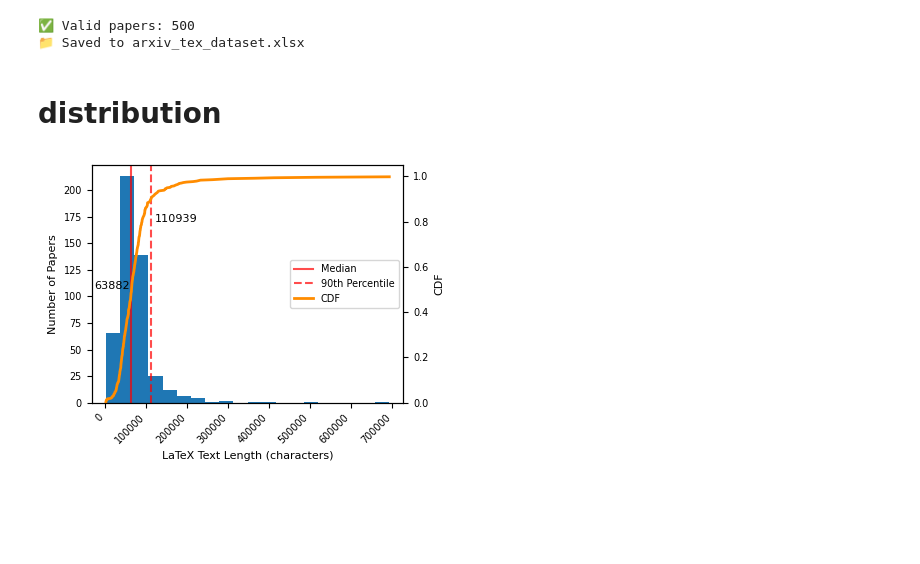
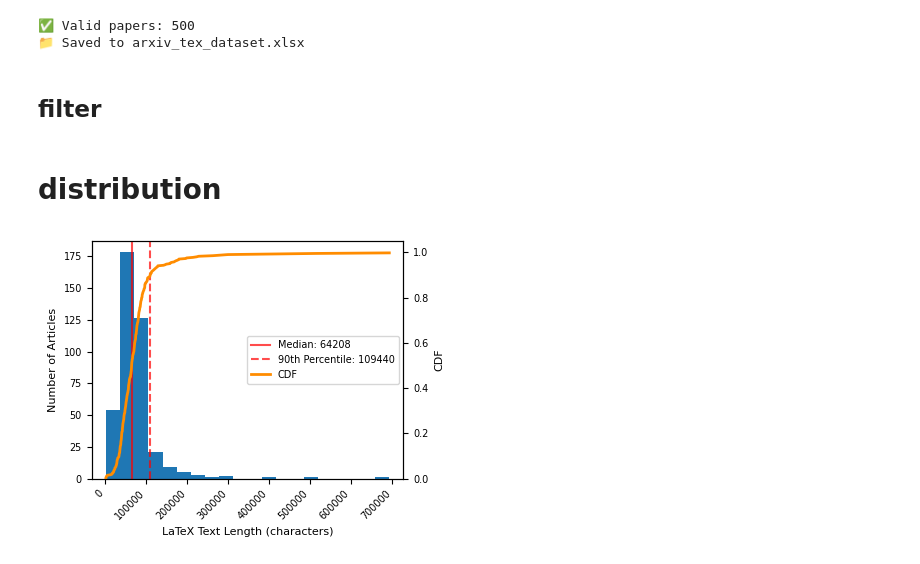
Before and after one commit to thales-must/dapp-ri, a Jupyter notebook: analysis/datasets.ipynb, the cells around one changed output. Saved outputs shown, nothing was run; the diff lists cells and outputs as text; code cells hidden in the pictures; blank space fills up the shorter version.

```diff
--- a/analysis/datasets.ipynb
+++ b/analysis/datasets.ipynb
@@ -123,11 +100,13 @@ main()
 📄 Total fetched: 500
 ✅ Valid papers: 500
 📁 Saved to arxiv_tex_dataset.xlsx
+# %% [markdown]
+## filter
 # %%
 def get_df(file):
     df = pd.read_excel(file)
-    return df.sort_values("tex_size_clean")
-origin_df = get_df(ORIGINAL_DATA)
+    return df[df["tex_size_clean"]>0]
+original_df = get_df(ORIGINAL_DATA)
 # %% [markdown]
 # distribution
 # %%
@@ -141,40 +120,35 @@ def combined_plot(df):
     fig, ax1 = plt.subplots(figsize=(4.2, 3.2))
 
     # 左y轴：直方图
     n, bins, patches = ax1.hist(sizes, bins=20)
     ax1.set_xlabel("LaTeX Text Length (characters)")
-    ax1.set_ylabel("Number of Papers")
+    ax1.set_ylabel("Number of Articles")
     ax1.tick_params(axis='y')
     ax1.set_xticks(ax1.get_xticks())
     ax1.set_xticklabels(ax1.get_xticklabels(), rotation=45, ha='right')
 
     # 右y轴：CDF
     ax2 = ax1.twinx()
     ax2.plot(sorted_sizes, cdf, color='darkorange', linewidth=2, label='CDF')
     ax2.set_ylabel("CDF")
     ax2.tick_params(axis='y')
     ax2.set_ylim(0, 1.05)
 
     # 添加中位数和90%分位数
     median = np.median(sizes)
     p90 = np.percentile(sizes, 90)
 
     # 在直方图区域添加竖线
-    ax1.axvline(median, linestyle='-', label='Median', color='red', alpha=0.7)
-    ax1.axvline(p90, linestyle='--', label='90th Percentile', color='red', alpha=0.7)
-
-    # 添加文本标注（调整位置避免重叠）
-    ax1.text(median-90000, max(n)*0.5, f"{median:.0f}")
-    ax1.text(p90+10000, max(n)*0.8, f"{p90:.0f}",
-             fontsize=8)
+    ax1.axvline(median, linestyle='-', label=f'Median: {median:.0f}', color='red', alpha=0.7)
+    ax1.axvline(p90, linestyle='--', label=f'90th Percentile: {p90:.0f}', color='red', alpha=0.7)
 
     # 合并图例
     lines1, labels1 = ax1.get_legend_handles_labels()
     lines2, labels2 = ax2.get_legend_handles_labels()
     ax1.legend(lines1 + lines2, labels1 + labels2, loc='center right')
 
     plt.tight_layout()
     plt.show()
-combined_plot(origin_df)
+combined_plot(original_df)
 # %% [output]
-[figure, old version]
+[figure, new version]
```
Also changed, not shown: parts of 4 cells of this notebook, 14 other files.
